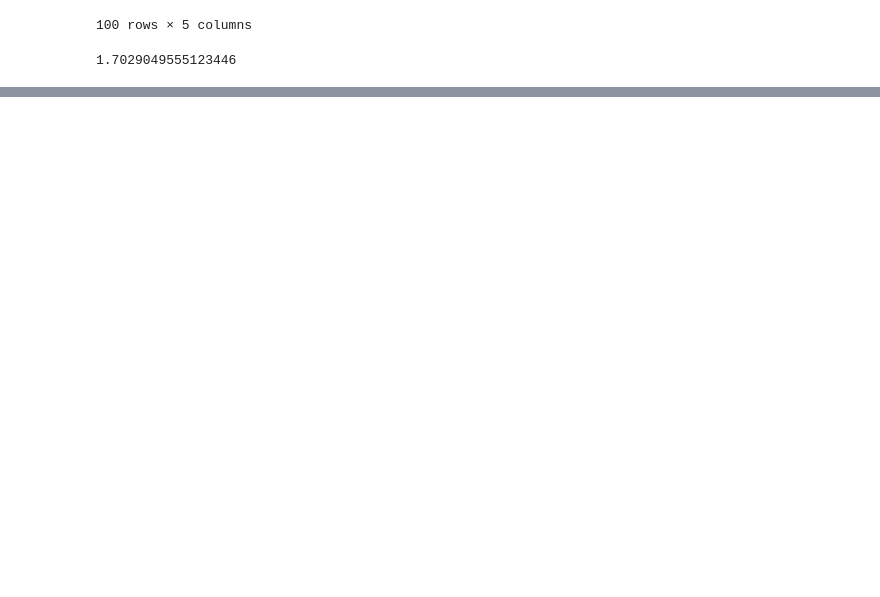
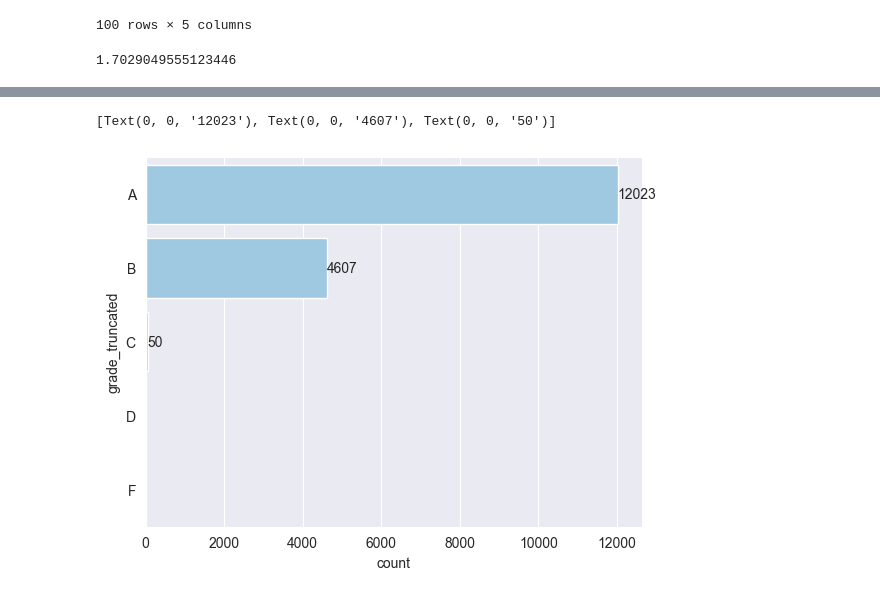
Before and after one commit to m-messer/Grading-Documentation-with-Machine-Learning, a Jupyter notebook: menagerie_unique_processor.ipynb, the cells around one changed output, grey strips where cells are left out. Saved outputs shown, nothing was run; the diff lists cells and outputs as text; code cells hidden in the pictures; blank space fills up the shorter version.

```diff
--- a/menagerie_unique_processor.ipynb
+++ b/menagerie_unique_processor.ipynb
@@ -178,2 +211,6 @@ unique_consensus_df.head()
 # %%
 unique_consensus_df.to_csv('data/menagerie_unique_pairs_truncated.csv')
+# %%
+unique_consensus_df['grade_truncated'] = unique_consensus_df['grade'].apply(lambda g: g[0] if g is not None else None)
+unique_consensus_df['grade_truncated'] = pd.Categorical(unique_consensus_df['grade_truncated'], menagerie_truncated_grades, ordered=True)
+unique_consensus_df.head()
@@ -179,0 +225,6 @@ unique_consensus_df.to_csv('data/menagerie_unique_pairs_truncated.csv')
+# %%
+ax = sns.countplot(unique_consensus_df['grade_truncated'].sort_values(), color=blue)
+ax.bar_label(ax.containers[0])
+# %% [output]
+[Text(0, 0, '12023'), Text(0, 0, '4607'), Text(0, 0, '50')]
+[figure, added]
```
Also changed, not shown: parts of 8 cells of this notebook, 1 other file.
